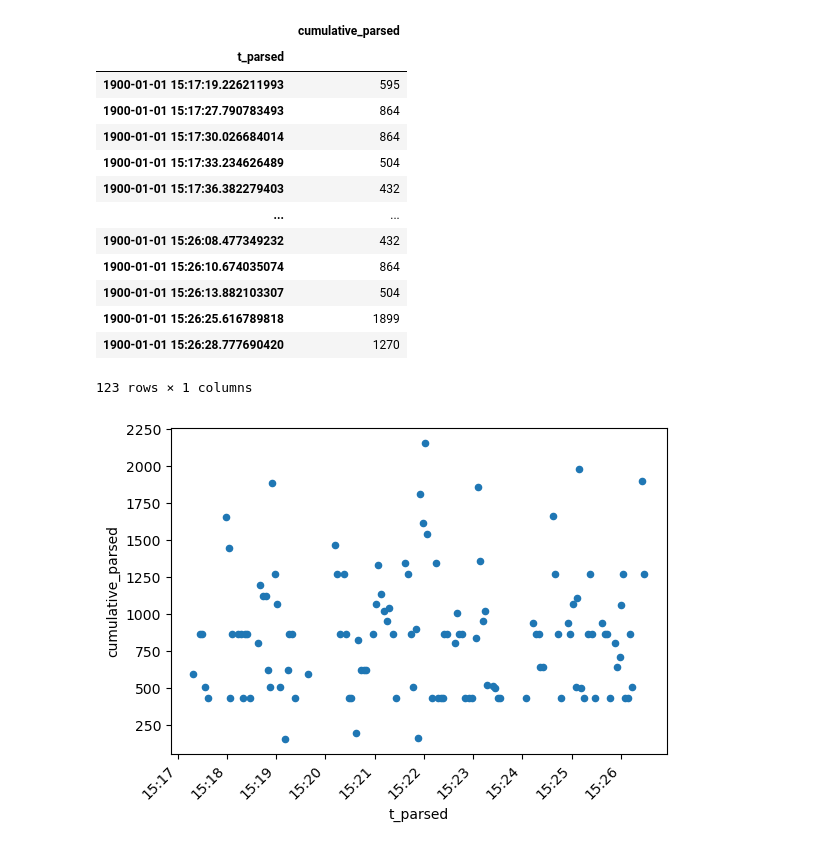
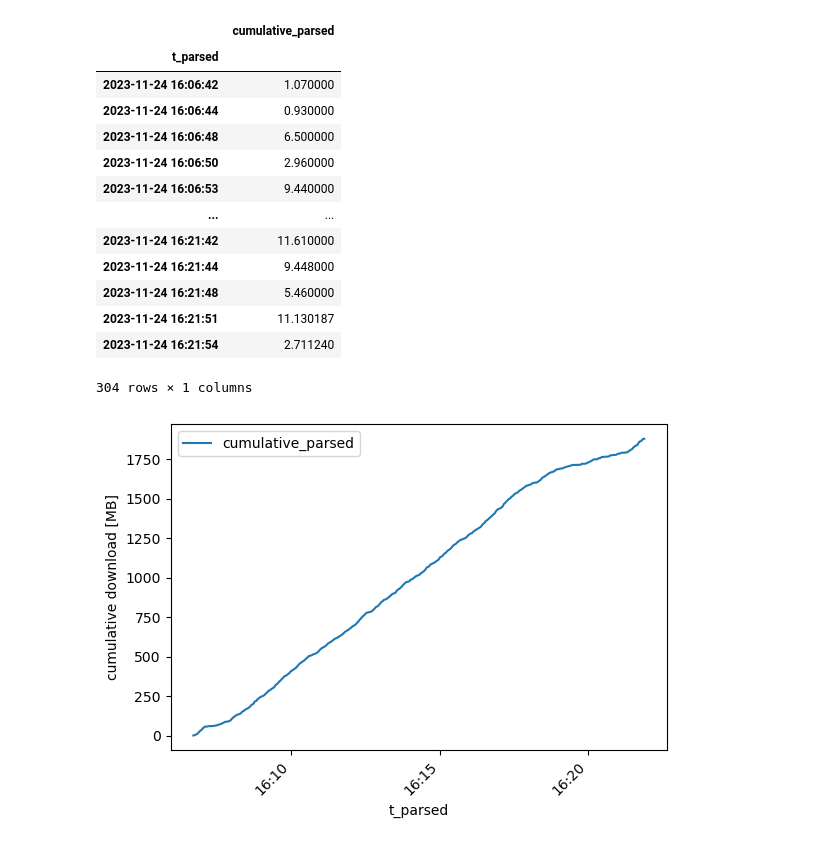
Before and after one commit to Jaapel/wflow-cloud-pilot, a Jupyter notebook: notebooks/plot_results.ipynb, the cells around one changed output. Drawn from its saved outputs; the diff is of its cells as text; code cells hidden in the pictures.

Commit message:
parse and present  aws results

```diff
--- a/notebooks/plot_results.ipynb
+++ b/notebooks/plot_results.ipynb
@@ -3,5 +4,8 @@ import pandas as pd
 # %%
-filename = "network_usage.csv"
+root_dir = Path.cwd().parent
+filename = root_dir / "network_usage_aws_large.csv"
 time_column = "t_parsed"
 network_usage_column = "cumulative_parsed"
-hostname = "L02197.DIRECTORY.INTRA"
+# hostname = "L02197.DIRECTORY.INTRA"
+# hostname = "s3-r-w.eu-central-1.amazonaws.com"
+hostnames = ["s3-w.eu-central-1.amazonaws.com", "s3-r-w.eu-central-1.amazonaws.com"]
@@ -9,7 +51,7 @@ hostname = "L02197.DIRECTORY.INTRA"
 df = pd.read_csv(filename)
 df[time_column] = pd.to_datetime(df[time_column])
 df = df.loc[df["direction"] == "<="]
-df = df.loc[df["host/name"] == hostname]
+df = df.loc[(df["host/name"] == hostnames[0]) | (df["host/name"] == hostnames[1])]
 df
 # %% [output]
 |  | Unnamed: 0 | # | host/name | direction | 2s | 10s | 40s | cumulative | t | ... |
@@ -28,30 +70,32 @@ df
 # %%
 df = df.groupby(['t_parsed']).agg({'cumulative_parsed': 'sum'})
+df['cumulative_parsed'] = df['cumulative_parsed'] / 1e6  # to MB
 df
 # %% [output]
 |  | cumulative_parsed |
 | t_parsed |  |
-| 1900-01-01 15:17:19.226211993 | 595 |
-| 1900-01-01 15:17:27.790783493 | 864 |
-| 1900-01-01 15:17:30.026684014 | 864 |
-| 1900-01-01 15:17:33.234626489 | 504 |
-| 1900-01-01 15:17:36.382279403 | 432 |
+| 2023-11-24 16:06:42 | 1.070000 |
+| 2023-11-24 16:06:44 | 0.930000 |
+| 2023-11-24 16:06:48 | 6.500000 |
+| 2023-11-24 16:06:50 | 2.960000 |
+| 2023-11-24 16:06:53 | 9.440000 |
 | ... | ... |
-| 1900-01-01 15:26:08.477349232 | 432 |
-| 1900-01-01 15:26:10.674035074 | 864 |
-| 1900-01-01 15:26:13.882103307 | 504 |
-| 1900-01-01 15:26:25.616789818 | 1899 |
-| 1900-01-01 15:26:28.777690420 | 1270 |
+| 2023-11-24 16:21:42 | 11.610000 |
+| 2023-11-24 16:21:44 | 9.448000 |
+| 2023-11-24 16:21:48 | 5.460000 |
+| 2023-11-24 16:21:51 | 11.130187 |
+| 2023-11-24 16:21:54 | 2.711240 |
-123 rows × 1 columns
+304 rows × 1 columns
 # %%
 import matplotlib.pyplot as plt
 import matplotlib.dates as mdates
 
 fig, ax = plt.subplots()
 
-df.reset_index().plot.scatter(x=time_column, y=network_usage_column, ax=ax)
+df.cumsum().reset_index().plot(x=time_column, y=network_usage_column, ax=ax)
 dateformat = mdates.DateFormatter('%H:%M')
 ax.xaxis.set_major_formatter(dateformat)
+ax.set_ylabel("cumulative download [MB]")
 fig.autofmt_xdate(rotation=45)
 # %% [output]
-[figure, old version]
+[figure, new version]
```
Also changed, not shown: parts of 5 cells of this notebook, 6 other files.
